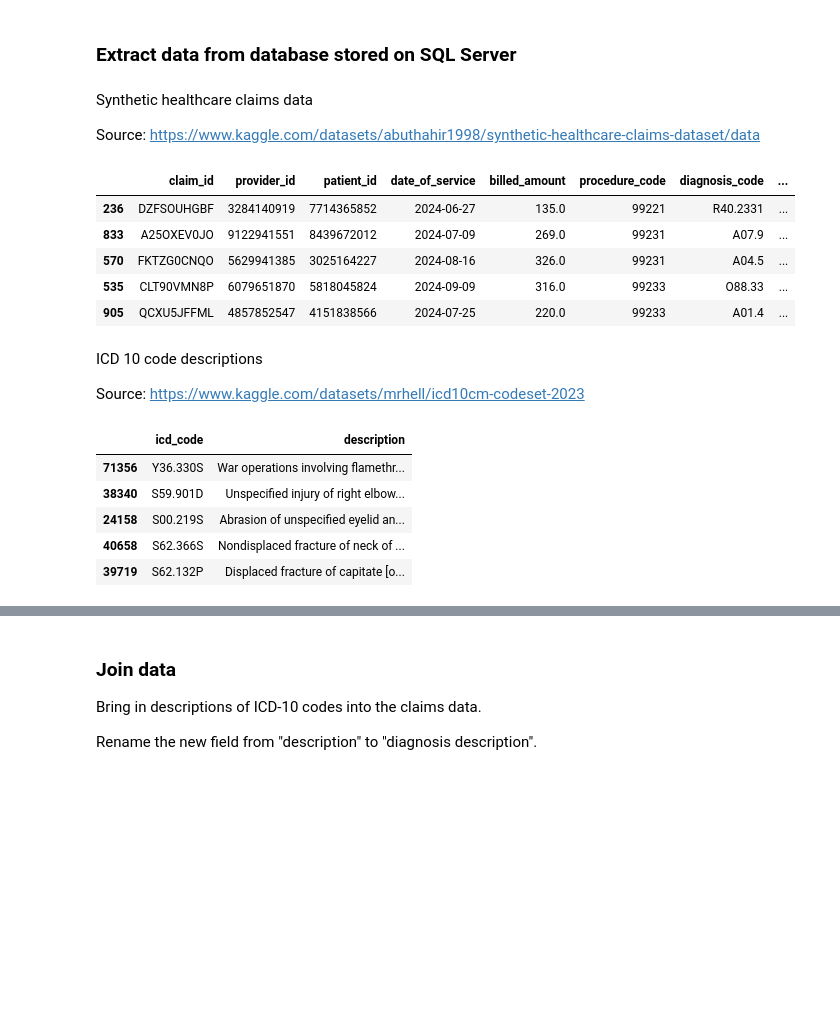
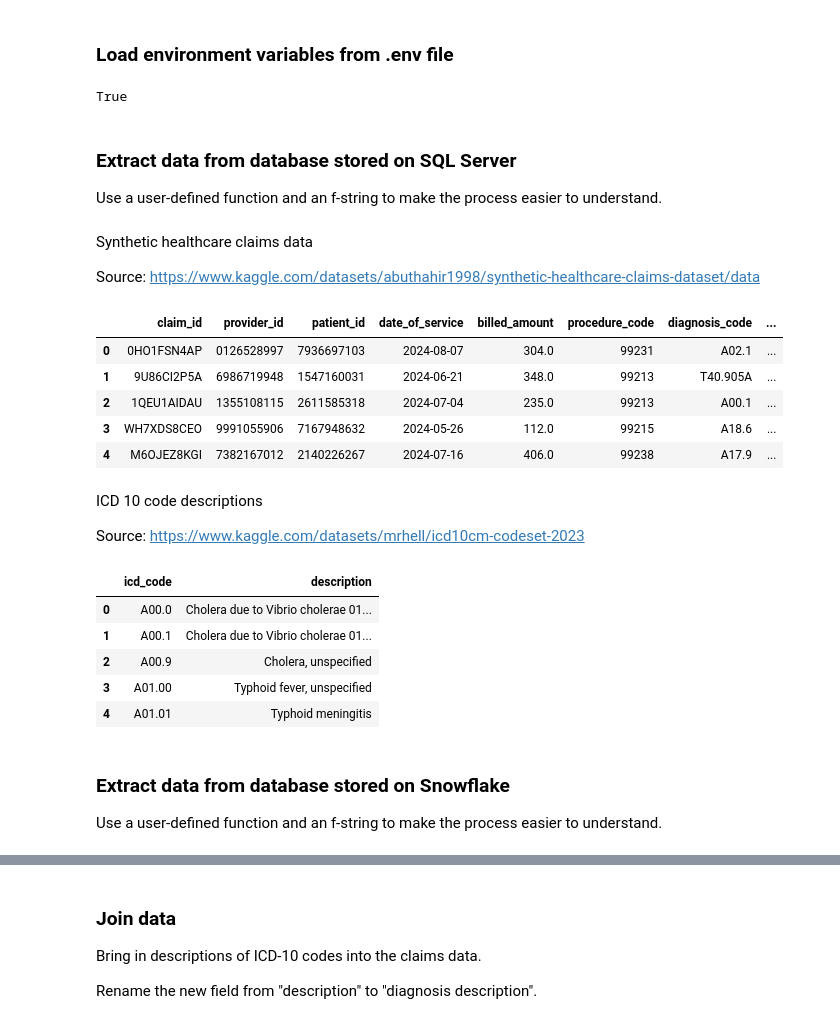
Before and after one commit to lewstephenh/python-portfolio, a Jupyter notebook: healthcare-data-manipulation/code/healthcare_data_manipulation.ipynb, the cells around one changed output, grey strips where cells are left out. Cells and saved outputs as stored; diff of their text form; code cells hidden in the pictures; blank space fills up the shorter version.

```diff
--- a/healthcare-data-manipulation/code/healthcare_data_manipulation.ipynb
+++ b/healthcare-data-manipulation/code/healthcare_data_manipulation.ipynb
@@ -11,35 +13,52 @@ import numpy as np
 from sqlalchemy import create_engine
+# %% [markdown]
+### Load environment variables from .env file
+# %%
+load_dotenv()
+# %% [output]
+True
 # %% [markdown]
 ### Extract data from database stored on SQL Server
+
+Use a user-defined function and an f-string to make the process easier to understand.
 # %%
-engine = create_engine(
-    "mssql+pyodbc://localhost\\SQLEXPRESS/SyntheticHealthcareData?driver=ODBC+Driver+17+for+SQL+Server&Trusted_Connection=yes"
-)
+def mssql_engine(server, database):
+    engine = create_engine(
+        f"mssql+pyodbc://{server}/{database}?driver=ODBC+Driver+17+for+SQL+Server&Trusted_Connection=yes"
+    )
+    return engine
+
+engine1 = mssql_engine(server = "localhost\\SQLEXPRESS",
+                       database = "SyntheticHealthcareData")
 # %% [markdown]
 Synthetic healthcare claims data
 
 Source: https://www.kaggle.com/datasets/abuthahir1998/synthetic-healthcare-claims-dataset/data
 # %%
-df_claim_data = pd.read_sql("SELECT * FROM claim_data", engine)
-df_claim_data.sample(5)
+df_claim_data = pd.read_sql("SELECT * FROM claim_data", engine1)
+df_claim_data.head(5)
 # %% [output]
 |  | claim_id | provider_id | patient_id | date_of_service | billed_amount | procedure_code | diagnosis_code | ... |
-| 236 | DZFSOUHGBF | 3284140919 | 7714365852 | 2024-06-27 | 135.0 | 99221 | R40.2331 | ... |
-| 833 | A25OXEV0JO | 9122941551 | 8439672012 | 2024-07-09 | 269.0 | 99231 | A07.9 | ... |
-| 570 | FKTZG0CNQO | 5629941385 | 3025164227 | 2024-08-16 | 326.0 | 99231 | A04.5 | ... |
-| 535 | CLT90VMN8P | 6079651870 | 5818045824 | 2024-09-09 | 316.0 | 99233 | O88.33 | ... |
-| 905 | QCXU5JFFML | 4857852547 | 4151838566 | 2024-07-25 | 220.0 | 99233 | A01.4 | ... |
+| 0 | 0HO1FSN4AP | 0126528997 | 7936697103 | 2024-08-07 | 304.0 | 99231 | A02.1 | ... |
+| 1 | 9U86CI2P5A | 6986719948 | 1547160031 | 2024-06-21 | 348.0 | 99213 | T40.905A | ... |
+| 2 | 1QEU1AIDAU | 1355108115 | 2611585318 | 2024-07-04 | 235.0 | 99213 | A00.1 | ... |
+| 3 | WH7XDS8CEO | 9991055906 | 7167948632 | 2024-05-26 | 112.0 | 99215 | A18.6 | ... |
+| 4 | M6OJEZ8KGI | 7382167012 | 2140226267 | 2024-07-16 | 406.0 | 99238 | A17.9 | ... |
 # %% [markdown]
 ICD 10 code descriptions
 
 Source: https://www.kaggle.com/datasets/mrhell/icd10cm-codeset-2023
 # %%
-df_icd_codes = pd.read_sql("SELECT * FROM icd_codes", engine)
-df_icd_codes.sample(5)
+df_icd_codes = pd.read_sql("SELECT * FROM icd_codes", engine1)
+df_icd_codes.head(5)
 # %% [output]
 |  | icd_code | description |
-| 71356 | Y36.330S | War operations involving flamethr... |
-| 38340 | S59.901D | Unspecified injury of right elbow... |
-| 24158 | S00.219S | Abrasion of unspecified eyelid an... |
-| 40658 | S62.366S | Nondisplaced fracture of neck of ... |
-| 39719 | S62.132P | Displaced fracture of capitate [o... |
+| 0 | A00.0 | Cholera due to Vibrio cholerae 01... |
+| 1 | A00.1 | Cholera due to Vibrio cholerae 01... |
+| 2 | A00.9 | Cholera, unspecified |
+| 3 | A01.00 | Typhoid fever, unspecified |
+| 4 | A01.01 | Typhoid meningitis |
+# %% [markdown]
+### Extract data from database stored on Snowflake
+
+Use a user-defined function and an f-string to make the process easier to understand.
```
Also changed, not shown: parts of 9 cells of this notebook.
